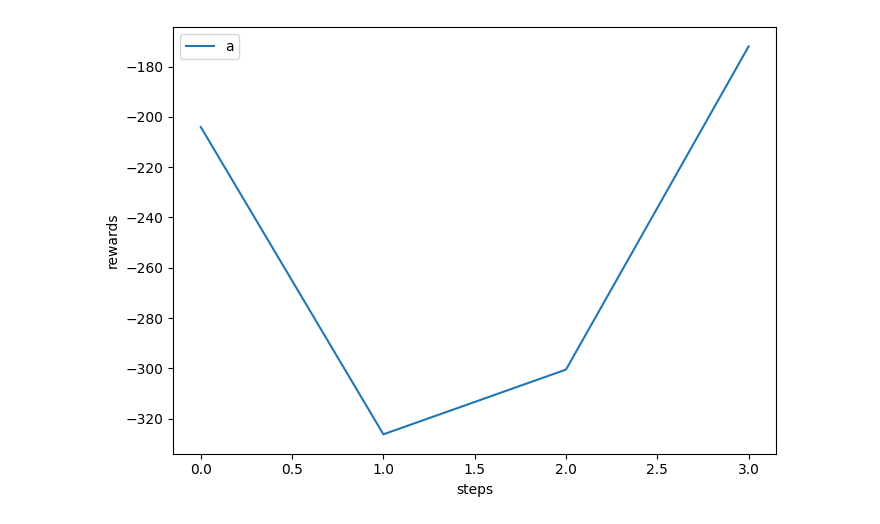
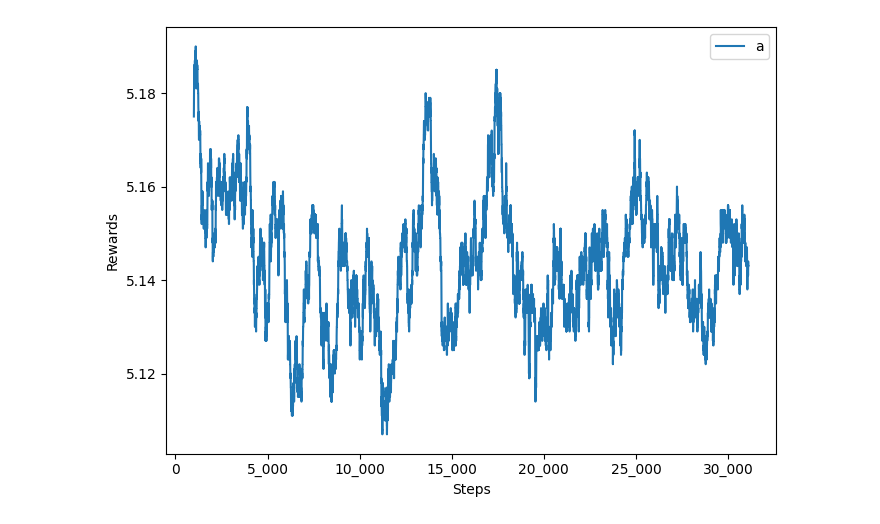
Before and after one commit to Tarik-com/Stochastic-Q-learning, a Jupyter notebook: Experiments.ipynb, the cells around one changed output. Drawn from its saved outputs; the diff is of its cells as text; code cells hidden in the pictures.

```diff
--- a/Experiments.ipynb
+++ b/Experiments.ipynb
@@ -25,0 +24,3 @@ a=dqn.train()
+# %%
+DQN=DQNAgent(args)
+a,b,c=DQN.train()
@@ -26,4 +88,4 @@ a=dqn.train()
 # %%
-one_plot_1([a],"a",1)
+one_plot_1(a,"a",1000)
 # %% [output]
-[figure, old version]
+[figure, new version]
```
Also changed, not shown: parts of 77 cells of this notebook, 7 other files.
